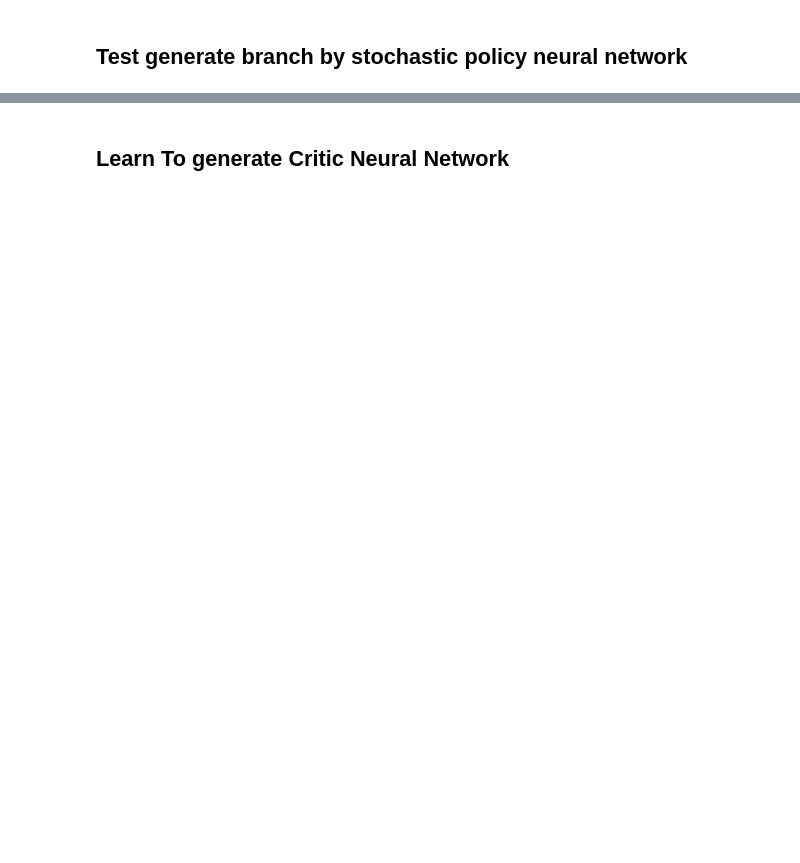
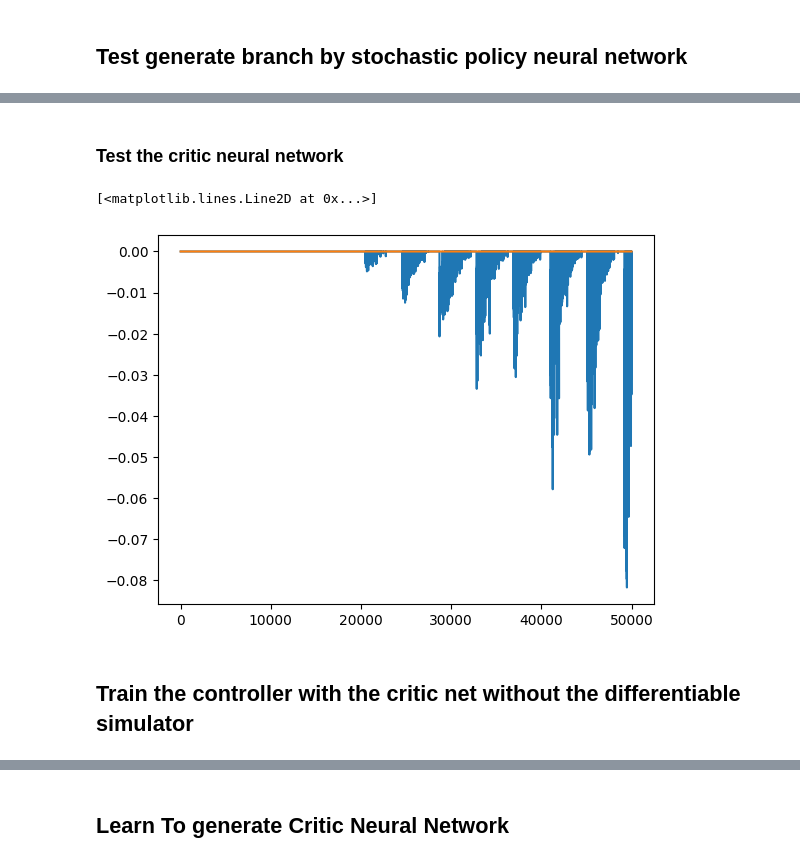
Before and after one commit to junqingqiao/biomujoco_rl, a Jupyter notebook: RL/learn_actor_critic.ipynb, the cells around one changed output, grey strips where cells are left out. Drawn from its saved outputs; the diff is of its cells as text; code cells hidden in the pictures; blank space fills up the shorter version.

```diff
--- a/RL/learn_actor_critic.ipynb
+++ b/RL/learn_actor_critic.ipynb
@@ -345,0 +495,17 @@ print(datas.qpos.shape)
+# %%
+# Reset Critic_NN parameters
+critic_params = critic.init(key, jp.empty([1,mjx_model.nq*2]))
+tx = optax.adam(learning_rate=0.00002)
+opt_state = tx.init(critic_params)
+jit_tx_update = jax.jit(tx.update)
+jit_apply_update = jax.jit(optax.apply_updates)
+# %%
+
+for i in range(2000):
+    batch = Memory.sample(exp_pool, 40, key)
+    key = jax.random.split(key, 1)[0]
+    loss, loss_grad = jit_critic_loss_value(critic_params, batch)
+    print(loss)
+    # Update params
+    updates, opt_stats = jit_tx_update(loss_grad, opt_state)
+    critic_params = jit_apply_update(critic_params, updates)
@@ -345,0 +530,20 @@ print(datas.qpos.shape)
+# %% [markdown]
+### Test the critic neural network
+# %%
+jit_v_critic = jax.jit(v_critic)
+test_states = exp_pool.states
+
+# test_states = test_states.at[:,0].set(jp.zeros(test_states.shape[0]))
+test_states = test_states.at[:,1].set(jp.zeros(test_states.shape[0]))
+test_states = test_states.at[:,2].set(jp.zeros(test_states.shape[0]))
+test_states = test_states.at[:,3].set(jp.zeros(test_states.shape[0]))
+scores = jit_v_critic(critic_params, exp_pool.states)
+test_scores = jit_v_critic(critic_params, test_states)
+
+plt.plot(scores)
+plt.plot(test_scores)
+# %% [output]
+[<matplotlib.lines.Line2D at 0x...>]
+[figure, added]
+# %% [markdown]
+## Train the controller with the critic net without the differentiable simulator
```
Also changed, not shown: parts of 28 cells of this notebook, 1 other file.
